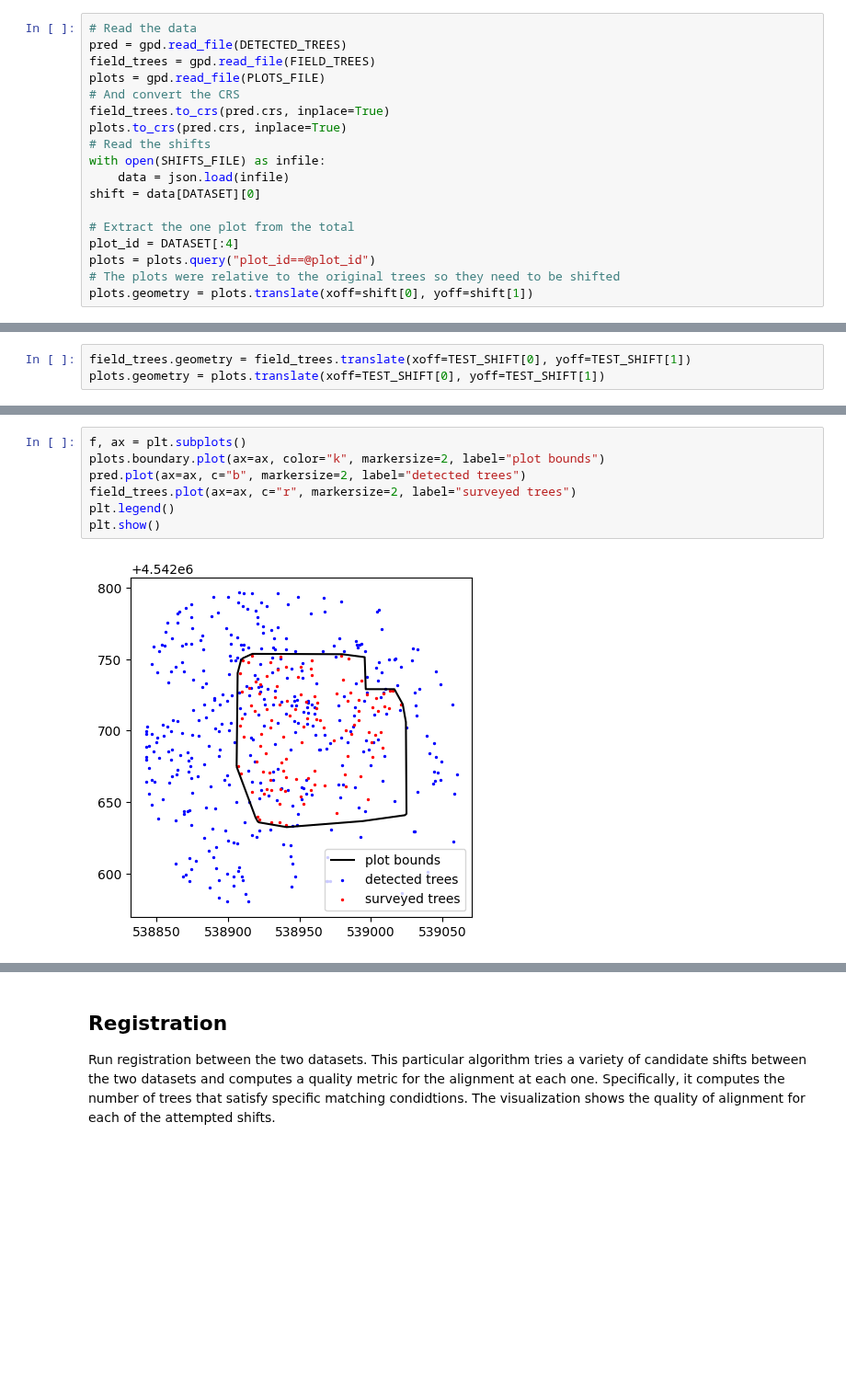
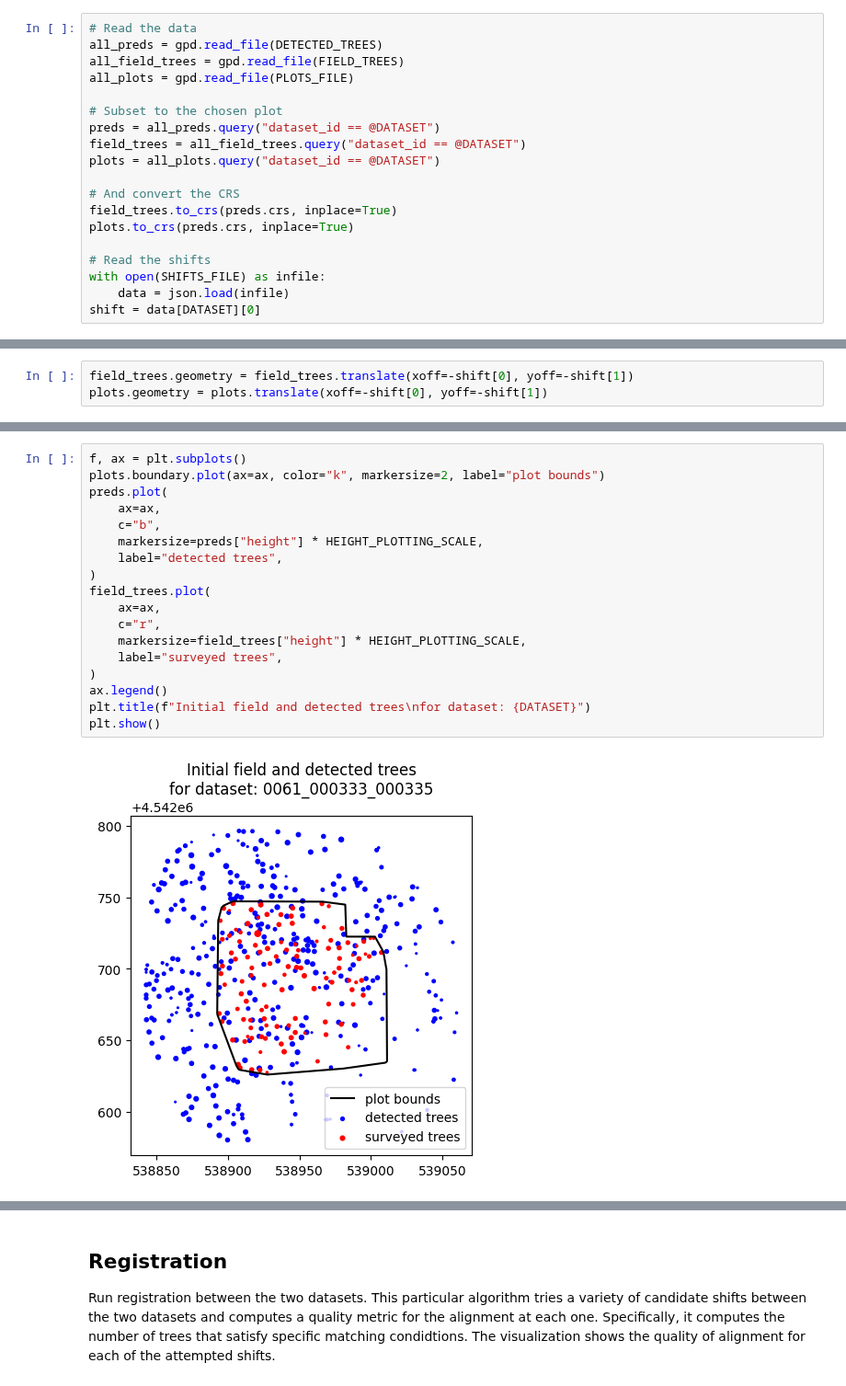
Before and after one commit to open-forest-observatory/tree-registration-and-matching, a Jupyter notebook: examples/example_registration_real_data.ipynb, the cells around one changed output, grey strips where cells are left out. Shown at 92% size. Saved outputs shown, nothing was run; the diff lists cells and outputs as text; blank space fills up the shorter version.

```diff
--- a/examples/example_registration_real_data.ipynb
+++ b/examples/example_registration_real_data.ipynb
@@ -26,18 +25,19 @@ TEST_SHIFT = (5, 5)
 # %%
 # Read the data
-pred = gpd.read_file(DETECTED_TREES)
-field_trees = gpd.read_file(FIELD_TREES)
-plots = gpd.read_file(PLOTS_FILE)
+all_preds = gpd.read_file(DETECTED_TREES)
+all_field_trees = gpd.read_file(FIELD_TREES)
+all_plots = gpd.read_file(PLOTS_FILE)
+
+# Subset to the chosen plot
+preds = all_preds.query("dataset_id == @DATASET")
+field_trees = all_field_trees.query("dataset_id == @DATASET")
+plots = all_plots.query("dataset_id == @DATASET")
+
 # And convert the CRS
-field_trees.to_crs(pred.crs, inplace=True)
-plots.to_crs(pred.crs, inplace=True)
+field_trees.to_crs(preds.crs, inplace=True)
+plots.to_crs(preds.crs, inplace=True)
+
 # Read the shifts
 with open(SHIFTS_FILE) as infile:
     data = json.load(infile)
 shift = data[DATASET][0]
-
-# Extract the one plot from the total
-plot_id = DATASET[:4]
-plots = plots.query("plot_id==@plot_id")
-# The plots were relative to the original trees so they need to be shifted
-plots.geometry = plots.translate(xoff=shift[0], yoff=shift[1])
@@ -44,5 +53,5 @@ plots.geometry = plots.translate(xoff=shift[0], yoff=shift[1])
 # %%
-field_trees.geometry = field_trees.translate(xoff=TEST_SHIFT[0], yoff=TEST_SHIFT[1])
-plots.geometry = plots.translate(xoff=TEST_SHIFT[0], yoff=TEST_SHIFT[1])
+field_trees.geometry = field_trees.translate(xoff=-shift[0], yoff=-shift[1])
+plots.geometry = plots.translate(xoff=-shift[0], yoff=-shift[1])
 # %% [markdown]
 # Plot the data
@@ -49,9 +59,20 @@ plots.geometry = plots.translate(xoff=TEST_SHIFT[0], yoff=TEST_SHIFT[1])
 # %%
 f, ax = plt.subplots()
 plots.boundary.plot(ax=ax, color="k", markersize=2, label="plot bounds")
-pred.plot(ax=ax, c="b", markersize=2, label="detected trees")
-field_trees.plot(ax=ax, c="r", markersize=2, label="surveyed trees")
-plt.legend()
+preds.plot(
+    ax=ax,
+    c="b",
+    markersize=preds["height"] * HEIGHT_PLOTTING_SCALE,
+    label="detected trees",
+)
+field_trees.plot(
+    ax=ax,
+    c="r",
+    markersize=field_trees["height"] * HEIGHT_PLOTTING_SCALE,
+    label="surveyed trees",
+)
+ax.legend()
+plt.title(f"Initial field and detected trees\nfor dataset: {DATASET}")
 plt.show()
 # %% [output]
-[figure, old version]
+[figure, new version]
```
Also changed, not shown: parts of 10 cells of this notebook.
